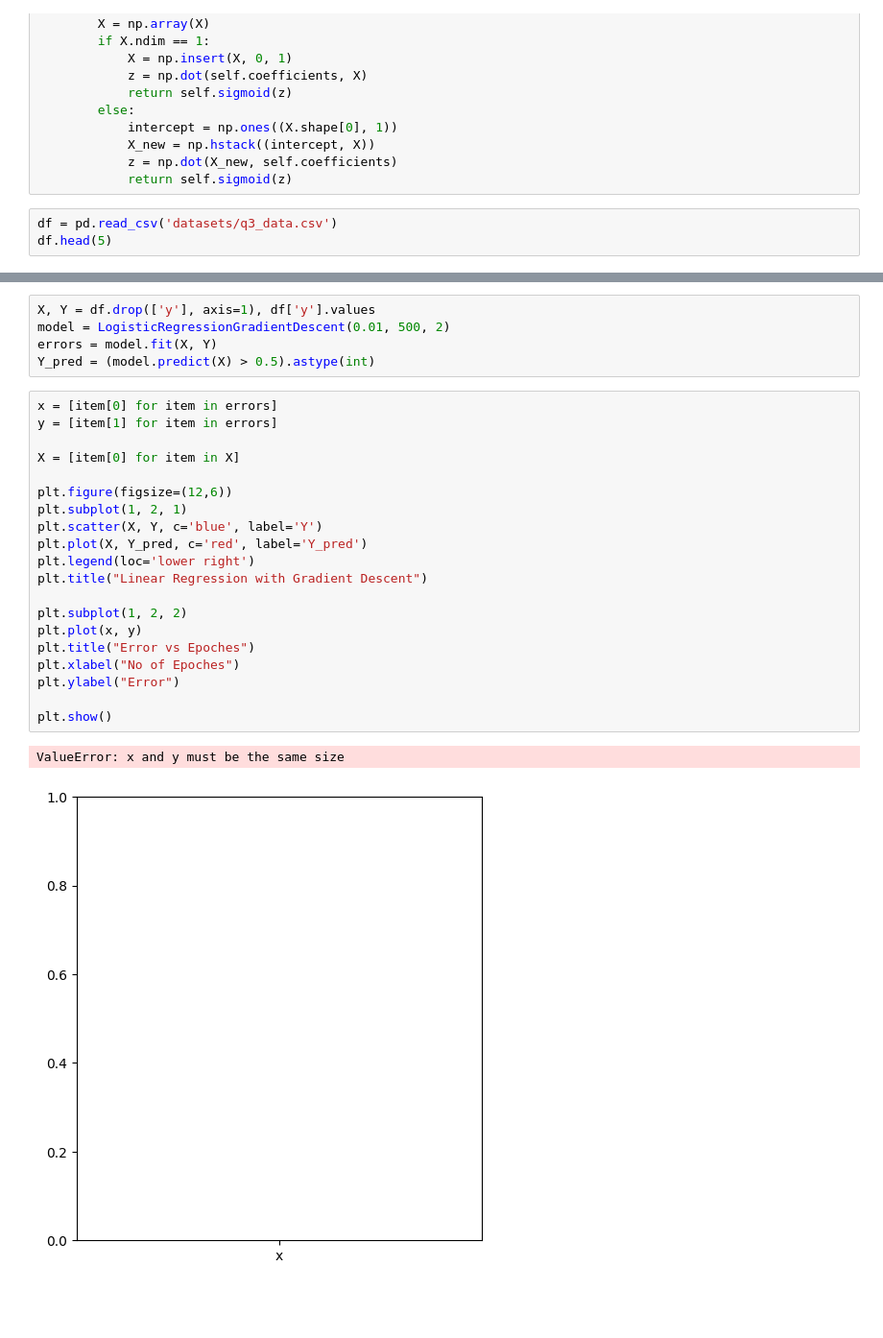
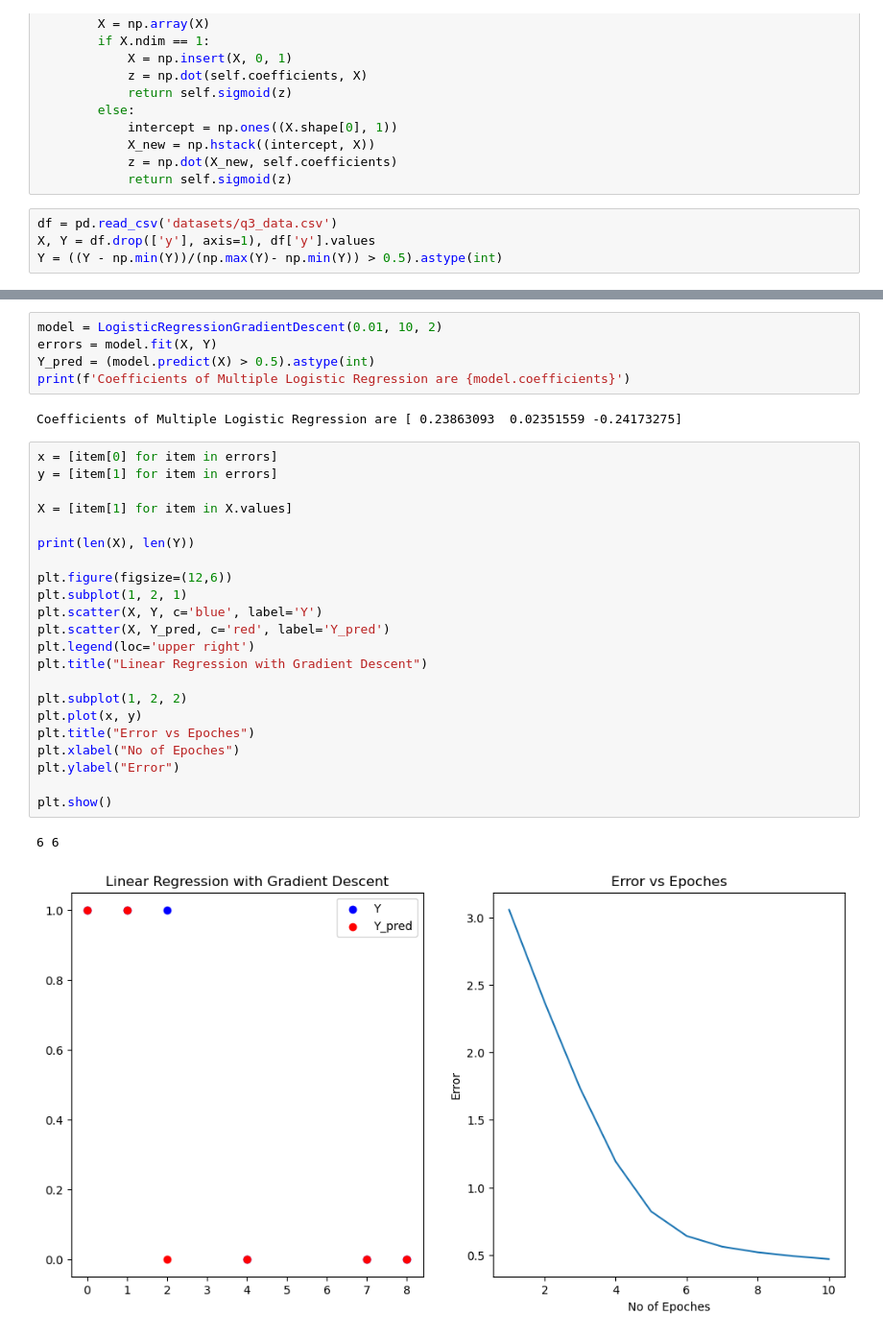
Before and after one commit to Karthikeya819/MIT_SEM5_MLL, a Jupyter notebook: Week5/Q3.ipynb, the cells around one changed output, grey strips where cells are left out. Shown: that part at 96% size. Drawn from its saved outputs; the diff is of its cells as text; blank space fills up the shorter version.

```diff
--- a/Week5/Q3.ipynb
+++ b/Week5/Q3.ipynb
@@ -48,4 +48,5 @@ class LogisticRegressionGradientDescent:
             return self.sigmoid(z)
 # %%
 df = pd.read_csv('datasets/q3_data.csv')
-df.head(5)
+X, Y = df.drop(['y'], axis=1), df['y'].values
+Y = ((Y - np.min(Y))/(np.max(Y)- np.min(Y)) > 0.5).astype(int)
@@ -59,28 +53,32 @@ df.head(5)
 # %%
-X, Y = df.drop(['y'], axis=1), df['y'].values
-model = LogisticRegressionGradientDescent(0.01, 500, 2)
+model = LogisticRegressionGradientDescent(0.01, 10, 2)
 errors = model.fit(X, Y)
 Y_pred = (model.predict(X) > 0.5).astype(int)
+print(f'Coefficients of Multiple Logistic Regression are {model.coefficients}')
+# %% [output]
+Coefficients of Multiple Logistic Regression are [ 0.23863093  0.02351559 -0.24173275]
 # %%
 x = [item[0] for item in errors]
 y = [item[1] for item in errors]
 
-X = [item[0] for item in X]
+X = [item[1] for item in X.values]
+
+print(len(X), len(Y))
 
 plt.figure(figsize=(12,6))
 plt.subplot(1, 2, 1)
 plt.scatter(X, Y, c='blue', label='Y')
-plt.plot(X, Y_pred, c='red', label='Y_pred')
-plt.legend(loc='lower right')
+plt.scatter(X, Y_pred, c='red', label='Y_pred')
+plt.legend(loc='upper right')
 plt.title("Linear Regression with Gradient Descent")
 
 plt.subplot(1, 2, 2)
 plt.plot(x, y)
 plt.title("Error vs Epoches")
 plt.xlabel("No of Epoches")
 plt.ylabel("Error")
 
 plt.show()
 # %% [output]
-ValueError: x and y must be the same size
+6 6
-[figure, old version]
+[figure, new version]
```
Also changed, not shown: parts of 2 cells of this notebook, 1 other file.
